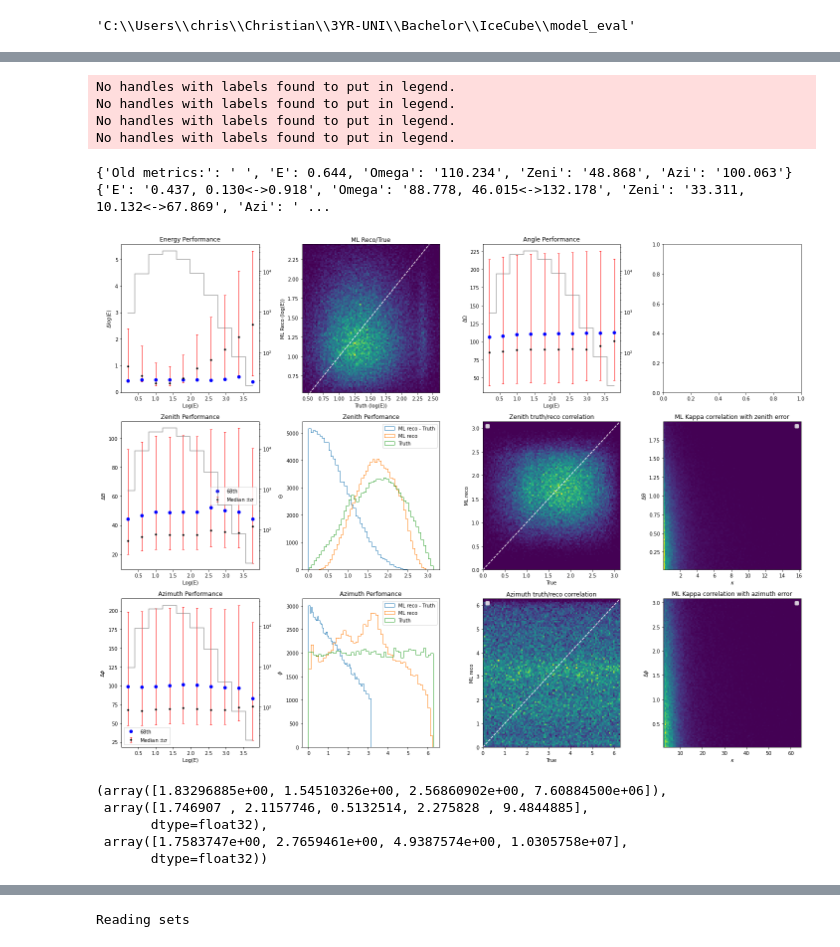
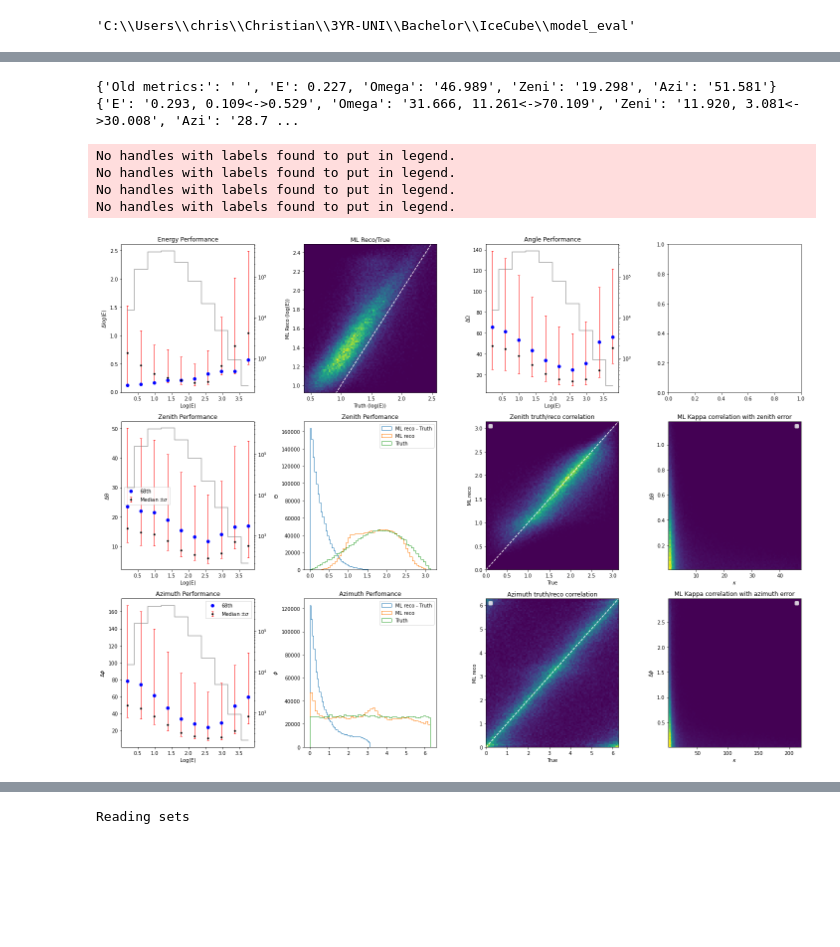
Before and after one commit to astrockragh/IceCube, a Jupyter notebook: model_eval/kappa_improvement.ipynb, the cells around one changed output, grey strips where cells are left out. Cells and saved outputs as stored; diff of their text form; code cells hidden in the pictures; blank space fills up the shorter version.

```diff
--- a/model_eval/kappa_improvement.ipynb
+++ b/model_eval/kappa_improvement.ipynb
@@ -66,7 +85,7 @@ NameError: name 'loader' is not defined
 # %%
 def predict(loader):
     prediction_list, target_list = [], []
-    for batch in tqdm(loader):
+    for batch in tqdm(loader, total=loader.steps_per_epoch):
         inputs, targets = batch
         predictions, targets = test_step(inputs, targets)
 
@@ -76,6 +95,14 @@ def predict(loader):
         y_true  = tf.concat(target_list, axis = 0)
         y_true  = tf.cast(y_true, tf.float32).numpy()
     return y_reco, y_true
-# %%
-loader = DisjointLoader(dataset[:int(1e5)], batch_size=batch_size, epochs=1)
-reco, true=predict(loader)
+# %%
+os.chdir('..')
+recos=[]
+trues=[]
+for i in range(8):
+    dataset=graph_data(n_steps=10, n_neighbors=30, restart=False, traintest='test', i_test=i)
+    loader = DisjointLoader(dataset, batch_size=batch_size, epochs=1)
+    reco, true=predict(loader)
+    recos.append(reco)
+    trues.append(true)
+os.chdir('model_eval')
@@ -81,0 +125,3 @@ reco, true=predict(loader)
+# %%
+predckj=np.concatenate(recos)
+trueckj=np.concatenate(trues)
@@ -95,23 +172,15 @@ reco1, true1=reco[mask], true[mask]
 # %%
 # os.chdir('../model_eval')
 # os.getcwd()
 import eval_plots as e
 reload(e)
 performance=e.performance_vM2D
 # performance(reco1, true1);
-performance(reco, true);
+performance(predckj, trueckj);
 # %% [output]
-No handles with labels found to put in legend.
-No handles with labels found to put in legend.
-No handles with labels found to put in legend.
-No handles with labels found to put in legend.
+{'Old metrics:': ' ', 'E': 0.227, 'Omega': '46.989', 'Zeni': '19.298', 'Azi': '51.581'} {'E': '0.293, 0.109<->0.529', 'Omega': '31.666, 11.261<->70.109', 'Zeni': '11.920, 3.081<->30.008', 'Azi': '28.7 ...
-{'Old metrics:': ' ', 'E': 0.644, 'Omega': '110.234', 'Zeni': '48.868', 'Azi': '100.063'} {'E': '0.437, 0.130<->0.918', 'Omega': '88.778, 46.015<->132.178', 'Zeni': '33.311, 10.132<->67.869', 'Azi': ' ...
+No handles with labels found to put in legend.
+No handles with labels found to put in legend.
+No handles with labels found to put in legend.
+No handles with labels found to put in legend.
-[figure, old version]
+[figure, new version]
-# %%
-dataset[0].y, reco[0], true[0]
-# %% [output]
-(array([1.83296885e+00, 1.54510326e+00, 2.56860902e+00, 7.60884500e+06]),
- array([1.746907 , 2.1157746, 0.5132514, 2.275828 , 9.4844885],
-       dtype=float32),
- array([1.7583747e+00, 2.7659461e+00, 4.9387574e+00, 1.0305758e+07],
-       dtype=float32))
```
Also changed, not shown: parts of 49 cells of this notebook, 27 other files.
